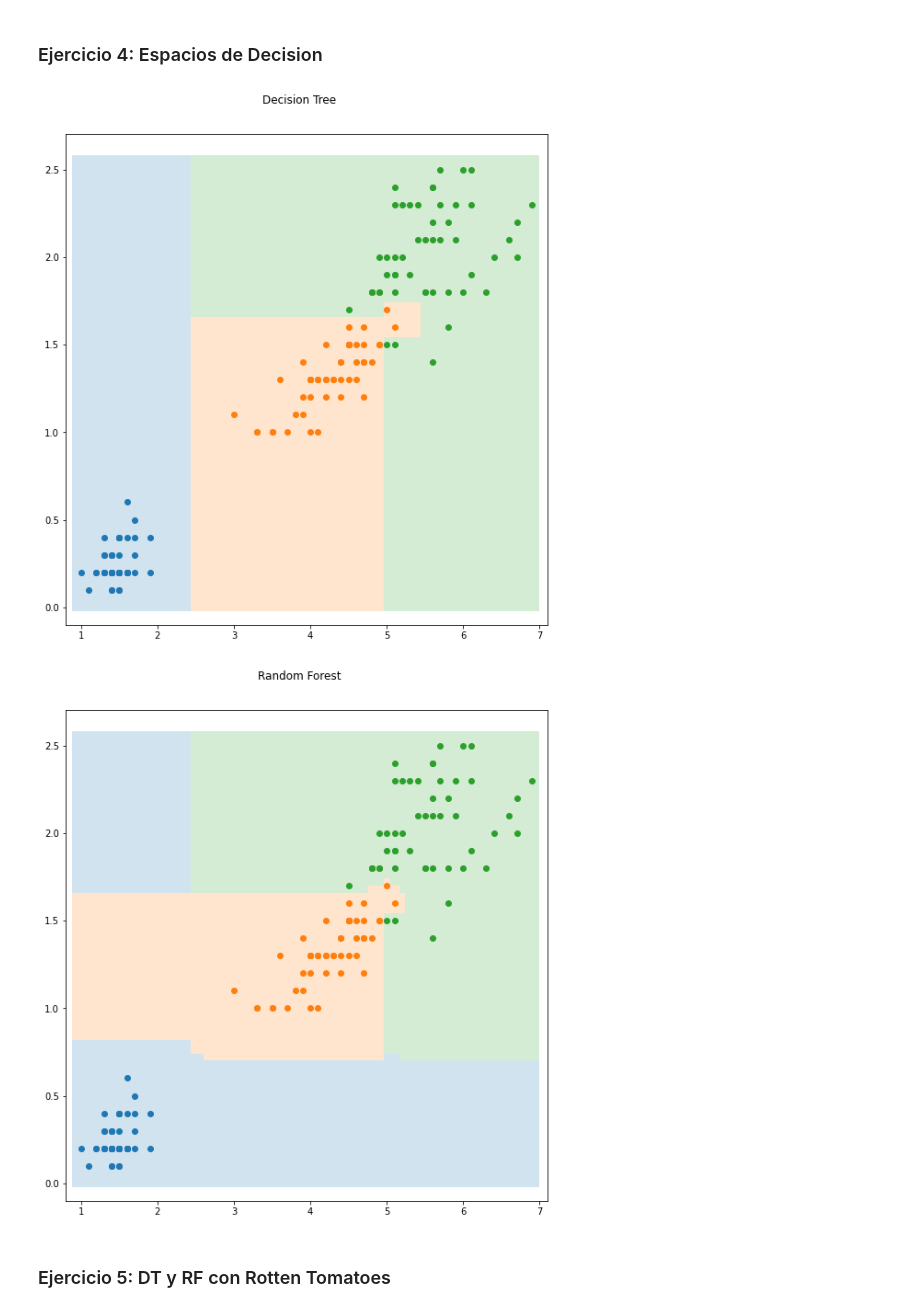
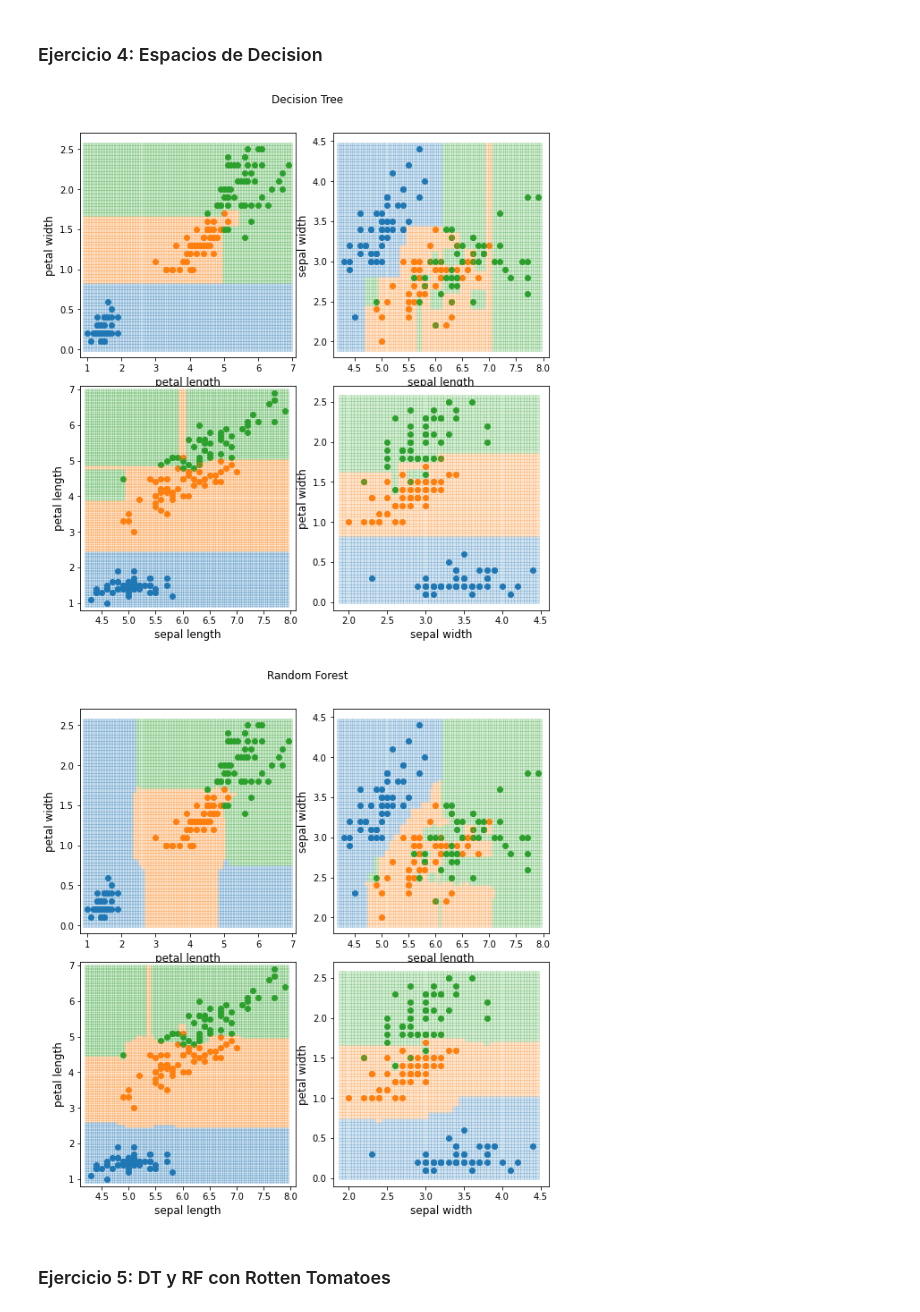
Before and after one commit to lorainemg/cp-ml, a Jupyter notebook: cp3/cp3_solution.ipynb, the cells around one changed output. Cells and saved outputs as stored; diff of their text form; code cells hidden in the pictures.

Commit message:
Adding multiple plots to cp3 in decision space exercise

```diff
--- a/cp3/cp3_solution.ipynb
+++ b/cp3/cp3_solution.ipynb
@@ -20,11 +20,11 @@ import pandas as pd
 df = pd.DataFrame(iris.data, columns=iris.feature_names)
 df['species'] = iris.target
 df['species_names'] = df.species
-df.replace({'species_names':{
-            0:iris['target_names'][0],
-            1:iris['target_names'][1],
-            2:iris['target_names'][2]
-        }}, inplace=True)
+# df.replace({'species_names':{
+#             0:iris['target_names'][0],
+#             1:iris['target_names'][1],
+#             2:iris['target_names'][2]
+#         }}, inplace=True)
 df.columns = [item.replace(' (cm)', '') for item in df.columns]
 df.head()
 # %% [output]
@@ -115,27 +115,36 @@ def mesh_plot(x, y, species, ax, clf):
         ax.set_xlim(x.min() - 0.2, x.max() + 0.2)
         ax.set_ylim(y.min() - 0.2, y.max() + 0.2)
     ax.pcolormesh(xx, yy, mesh_predict,
-        cmap=ListedColormap(sns.color_palette()[:3]), alpha=0.2)
+        cmap=ListedColormap(sns.color_palette()[:3]), alpha=0.2, shading='auto')
+# %%
+def plot_features(df, feat1, feat2, clsf, ax):
+    X = df[[feat1, feat2]]
+    y = df.species
+    fit_clsf = clsf().fit(X, y)
+    ax.set(xlabel=feat1, ylabel=feat2)
+    mesh_plot(df[feat1], df[feat2], df.species, ax, fit_clsf)
 # %%
-fig, ax = plt.subplots(1, 1, figsize=(8, 8))
+fig, ((ax1, ax2), (ax3, ax4)) = plt.subplots(2, 2, figsize=(8, 8))
 fig.tight_layout()
 fig.suptitle('Decision Tree', y=1.05)
-X = df[['petal length', 'petal width']]
-y = df.species
-dt_clf = DecisionTreeClassifier().fit(X, y)
-mesh_plot(df['petal length'], df['petal width'], df.species, ax, dt_clf)
+
+plot_features(df, 'petal length', 'petal width', DecisionTreeClassifier, ax1)
+plot_features(df, 'sepal length', 'sepal width', DecisionTreeClassifier, ax2)
+plot_features(df, 'sepal length', 'petal length', DecisionTreeClassifier, ax3)
+plot_features(df, 'sepal width', 'petal width', DecisionTreeClassifier, ax4)
 # %% [output]
-[figure, old version]
+[figure, new version]
 # %%
-fig, ax = plt.subplots(1, 1, figsize=(8, 8))
+fig, ((ax1, ax2), (ax3, ax4)) = plt.subplots(2, 2, figsize=(8, 8))
 fig.tight_layout()
 fig.suptitle('Random Forest', y=1.05)
-X = df[['petal length', 'petal width']]
-y = df.species
-dt_clf = forest_clf = RandomForestClassifier().fit(X, y)
-mesh_plot(df['petal length'], df['petal width'], df.species, ax, dt_clf)
+
+plot_features(df, 'petal length', 'petal width', RandomForestClassifier, ax1)
+plot_features(df, 'sepal length', 'sepal width', RandomForestClassifier, ax2)
+plot_features(df, 'sepal length', 'petal length', RandomForestClassifier, ax3)
+plot_features(df, 'sepal width', 'petal width', RandomForestClassifier, ax4)
 # %% [output]
-[figure, old version]
+[figure, new version]
 # %% [markdown]
 ### Ejercicio 5: DT y RF con Rotten Tomatoes
 # %%
```
Also changed, not shown: parts of 7 cells of this notebook, 2 other files.
